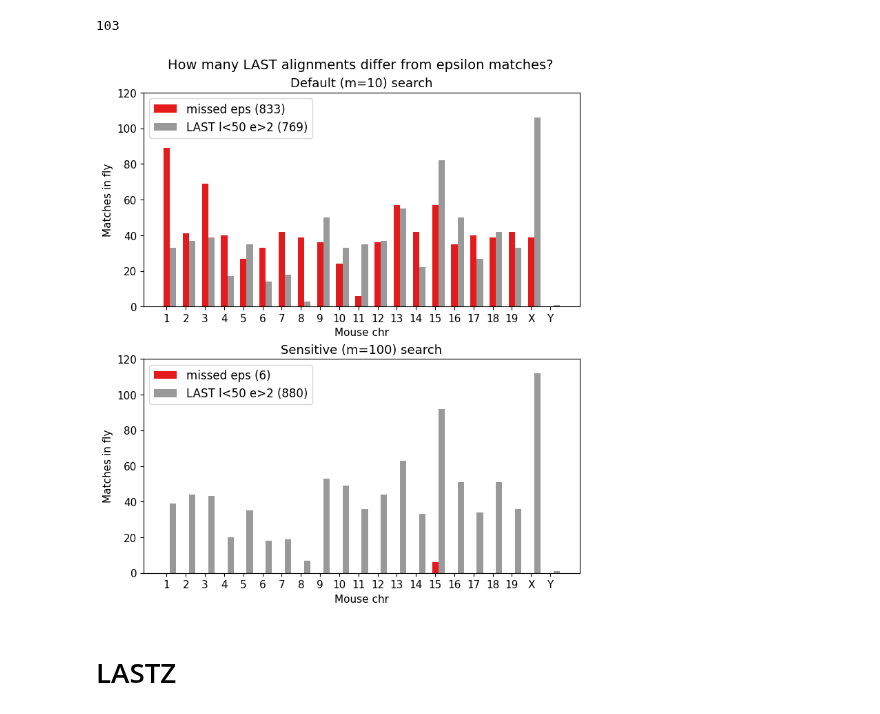
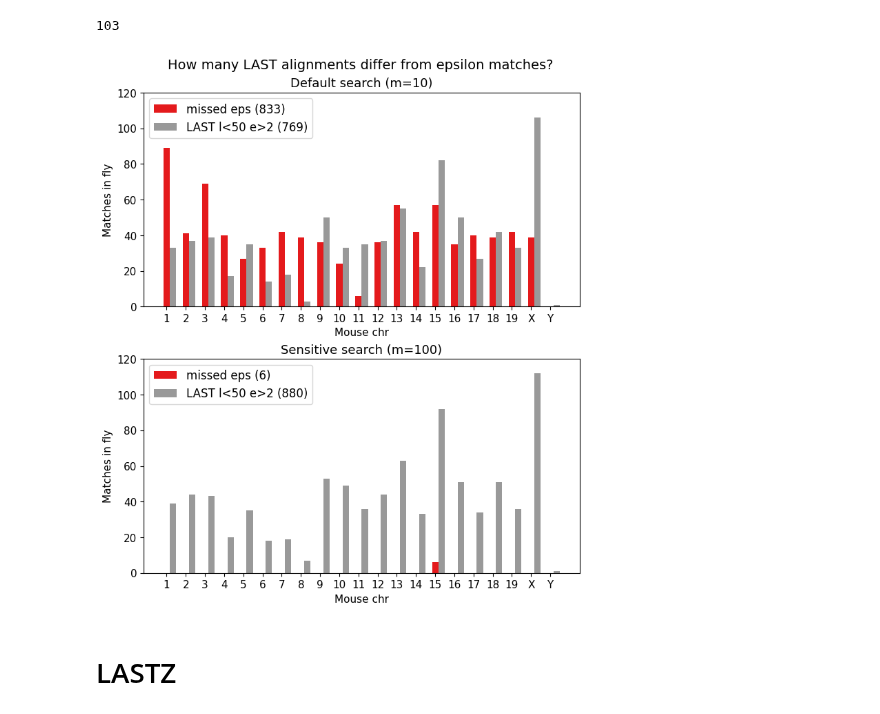
Before and after one commit to eaasna/DREAM-stellar-benchmark, a Jupyter notebook: work-python/missed-matches/What is missed.ipynb, the cells around one changed output. Cells and saved outputs as stored; diff of their text form; code cells hidden in the pictures.

```diff
--- a/work-python/missed-matches/What is missed.ipynb
+++ b/work-python/missed-matches/What is missed.ipynb
@@ -155,7 +155,7 @@ def set_ax_plot(ax, df, tool, typename):
     multiplier += 1
 
     # Add some text for labels, title and custom x-axis tick labels, etc.
-    ax.set_title(typename + ' search')
+    ax.set_title(typename)
     ax.set_xticks(x + width, [str(x) for x in chromosomes])
     ax.set_xlabel("Mouse chr")
     ax.set_ylabel("Matches in fly")
@@ -246,24 +246,24 @@ np.sum(df["counts_fp"])
 # %%
 tool = "LAST"
 fig, (ax1, ax2) = plt.subplots(2, layout='constrained')
 fig.set_figheight(8)
 fig.set_figwidth(7)
 fig.suptitle('How many LAST alignments differ from epsilon matches?', fontsize=MEDIUM_SIZE, x = 0.54)
 
 in_dir="m10_last_vs_stellar_l50_e2"
 df = get_count_df(in_dir)
-set_ax_plot(ax1, df, tool, "Default (m=10)")
+set_ax_plot(ax1, df, tool, "Default search (m=10)")
 ax1.set_ylim(0, 120)
 
 in_dir="m100_last_vs_stellar_l50_e2"
 df = get_count_df(in_dir)
-set_ax_plot(ax2, df, tool, "Sensitive (m=100)")
+set_ax_plot(ax2, df, tool, "Sensitive search (m=100)")
 ax2.set_ylim(0, 120)
 
 plt.savefig('last_search.png', dpi = 500)
 plt.show()
 # %% [output]
-[figure, old version]
+[figure, new version]
 # %% [markdown]
 # LASTZ
 # %%
```
Also changed, not shown: parts of 3 cells of this notebook.
